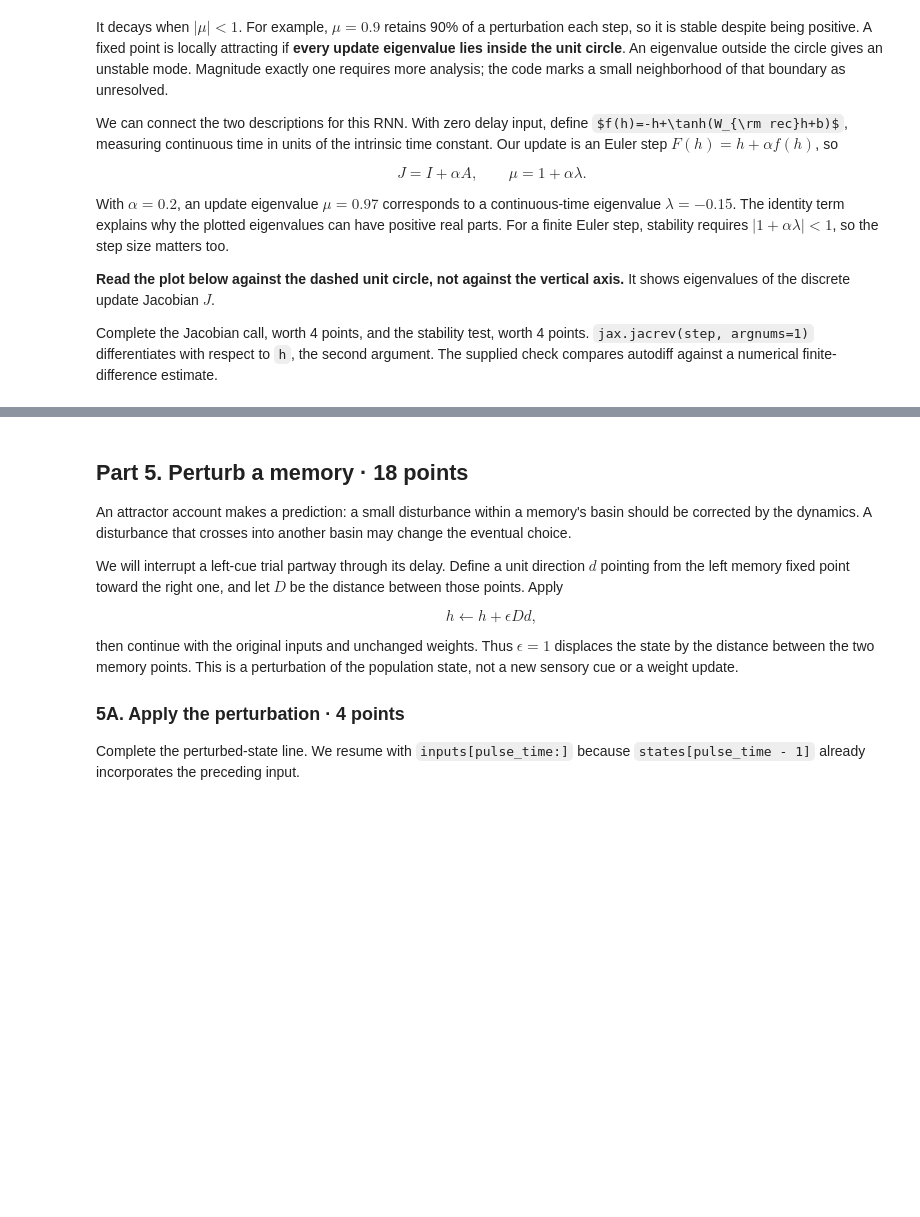
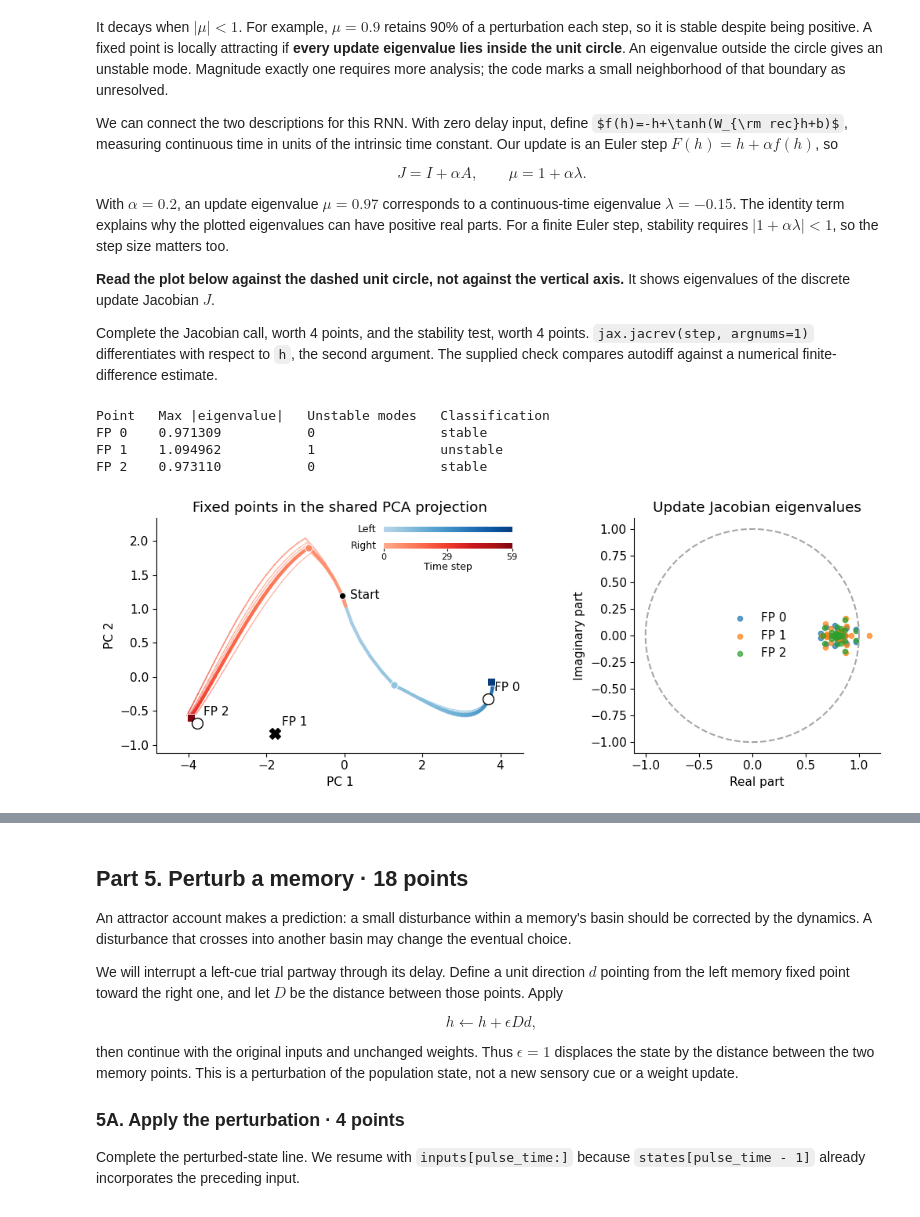
Before and after one commit to anjolib/neuro240, a Jupyter notebook: pset_01/PSET1_RNN.ipynb, the cells around one changed output, grey strips where cells are left out. Saved outputs shown, nothing was run; the diff lists cells and outputs as text; code cells hidden in the pictures; some formulas as TeX source; blank space fills up the shorter version.

```diff
--- a/pset_01/PSET1_RNN.ipynb
+++ b/pset_01/PSET1_RNN.ipynb
@@ -156,8 +161,8 @@ def init_params(seed=0):
 
 def step(params, h, u):
     """Advance one state by one time step."""
-    drive = ...  # TODO 3
-    h_next = ...  # TODO 4
+    drive = params["W_rec"] @ h + params["W_in"] @ u + params["b"]
+    h_next = (1 - ALPHA) * h + ALPHA * jnp.tanh(drive)
     return h_next
 
 
@@ -178,10 +183,10 @@ Complete the state update inside the body and the scan call. `jax.vmap` then app
 def rollout(params, inputs, h0):
     """Return outputs [time] and states [time, units] for one trial."""
     def body(h, u):
-        h_next = ...  # TODO 5
+        h_next = step(params, h, u)
         return h_next, h_next
 
-    _, states = ...  # TODO 6
+    _, states = jax.lax.scan(body, h0, inputs)
     outputs = states @ params["w_out"] + params["b_out"]
     return outputs, states
 
@@ -211,7 +216,7 @@ Optax supplies Adam and gradient clipping. The optimizer state stores running st
 # %%
 def task_loss(params, inputs, targets, mask):
     predictions, _ = batch_rollout(params, inputs, zero_state)
-    loss = ...  # TODO 7
+    loss = jnp.sum(mask * (predictions - targets)**2) / jnp.sum(mask)
     return loss
 
 
@@ -220,7 +225,7 @@ optimizer = optax.chain(optax.clip_by_global_norm(1.0), optax.adam(0.003))
 
 @jax.jit
 def train_step(params, opt_state, inputs, targets, mask):
-    loss, grads = ...  # TODO 8
+    loss, grads = jax.value_and_grad(task_loss)(params, inputs, targets, mask)
     updates, opt_state = optimizer.update(grads, opt_state, params)
     params = optax.apply_updates(params, updates)
     return params, opt_state, loss
@@ -467,7 +490,7 @@ u_delay = jnp.zeros(N_INPUTS)
 
 def fixed_point_loss(h, params, u):
     residual = step(params, h, u) - h
-    return ...  # TODO 9
+    return 0.5 * jnp.sum(residual **2)
 
 
 # A gradient with respect to argument zero changes h, not params.
@@ -562,13 +591,13 @@ With $\alpha=0.2$, an update eigenvalue $\mu=0.97$ corresponds to a continuous-t
 Complete the Jacobian call, worth 4 points, and the stability test, worth 4 points. `jax.jacrev(step, argnums=1)` differentiates with respect to `h`, the second argument. The supplied check compares autodiff against a numerical finite-difference estimate.
 # %%
 jacobians = np.stack([
-    ...  # TODO 10: Jacobian of step with respect to h
+    jax.jacrev(step, argnums=1)(analysis_params, h, u_delay)
     for h in fixed_points
 ])
 eigenvalues = np.linalg.eigvals(jacobians)
 radii = np.max(np.abs(eigenvalues), axis=1)
 STABILITY_TOL = 1e-5
-stable = ...  # TODO 11
+stable = radii < 1 - STABILITY_TOL
 unstable = radii > 1 + STABILITY_TOL
 
 # A numerical check leaves the analytic derivation in 4B for you to do.
@@ -579,33 +608,39 @@ for h, J in zip(fixed_points, jacobians):
         plus = step(analysis_params, h + delta * basis, u_delay)
         minus = step(analysis_params, h - delta * basis, u_delay)
         columns.append(np.asarray(plus - minus) / (2 * delta))
     numerical = np.stack(columns, axis=1)
     np.testing.assert_allclose(J, numerical, atol=1e-8, rtol=1e-7)
 
 print("Point   Max |eigenvalue|   Unstable modes   Classification")
 for i, eig in enumerate(eigenvalues):
     label = "stable" if stable[i] else "unstable" if unstable[i] else "unresolved"
     n_unstable = np.sum(np.abs(eig) > 1 + STABILITY_TOL)
     print(f"FP {i:<3}  {radii[i]:.6f}           {n_unstable:<3}              {label}")
 
 fig, axes = plt.subplots(1, 2, figsize=(11, 4))
 plot_delay_trajectories(axes[0])
 for i, h in enumerate(fixed_points):
     marker = "o" if stable[i] else "X"
     xy = project(h)
     axes[0].scatter(*xy, marker=marker, s=100, facecolor="white" if stable[i] else "black",
                     edgecolor="black", zorder=5)
     axes[0].annotate(f"FP {i}", xy, xytext=(6, 7), textcoords="offset points")
 axes[0].set_title("Fixed points in the shared PCA projection")
 angles = np.linspace(0, 2 * np.pi, 300)
 axes[1].plot(np.cos(angles), np.sin(angles), "--", color="0.65")
 for i, eig in enumerate(eigenvalues):
     axes[1].scatter(eig.real, eig.imag, s=20, alpha=0.7, label=f"FP {i}")
 axes[1].set(xlabel="Real part", ylabel="Imaginary part", title="Update Jacobian eigenvalues")
 axes[1].set_aspect("equal")
 axes[1].legend(frameon=False)
 fig.tight_layout()
 plt.show()
+# %% [output]
+Point   Max |eigenvalue|   Unstable modes   Classification
+FP 0    0.971309           0                stable
+FP 1    1.094962           1                unstable
+FP 2    0.973110           0                stable
+[figure, added]
 # %% [markdown]
 ### 4D. What explains the memory? · 8 points
 
```
Also changed, not shown: parts of 15 cells of this notebook, 1 other file.
